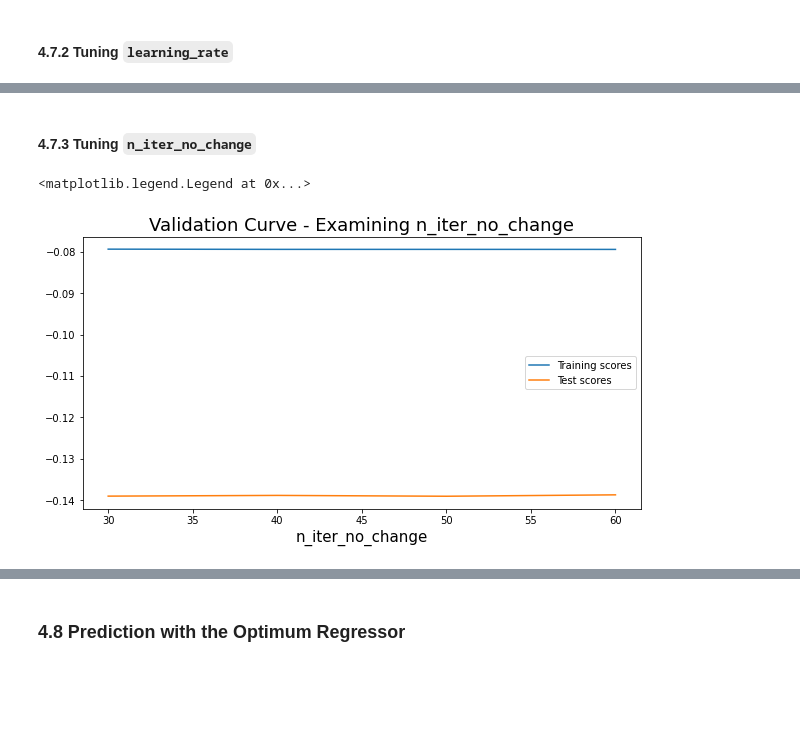
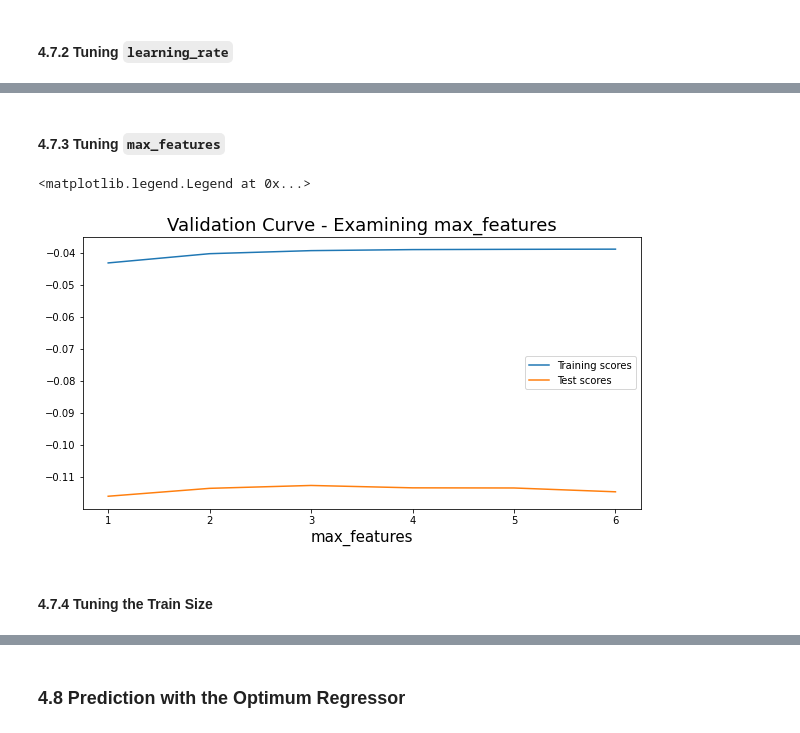
Before and after one commit to altogi/PredictingElectricityPrices, a Jupyter notebook: Predicting Power Prices in Spain - Group 3.ipynb, the cells around one changed output, grey strips where cells are left out. Cells and saved outputs as stored; diff of their text form; code cells hidden in the pictures; blank space fills up the shorter version.

```diff
--- a/Predicting Power Prices in Spain - Group 3.ipynb
+++ b/Predicting Power Prices in Spain - Group 3.ipynb
@@ -1059,6 +1087,3 @@ The following model and parameter combinations will be tested:
 * `KNeighborsRegressor` with varying n_neighbors and the p defining the Minkowski distance.
 * `RandomForestRegressor` with varying n_estimators, maximum depth, and minimum samples to split an internal node.
 * `GradientBoostingRegressor` with varying learning rate, number of estimators, and number of iterations for early stopping
-# %%
-tscv = TimeSeriesSplit(n_splits=3, test_size=3500)
-print(tscv)
@@ -1085,17 +1096,23 @@ param_grid = [
      'preprocessing': [preprocessing_with_demand, preprocessing_with_minmax],
      'decomposition': ['passthrough', PCA(n_components='mle')]},
 
-    {"regressor": [GradientBoostingRegressor()],
+    {"regressor": [GradientBoostingRegressor(n_iter_no_change=30)],
      "regressor__learning_rate": [0.05, 0.5],
      "regressor__n_estimators": [75, 150],
-     "regressor__n_iter_no_change": [30, 50],
+     "regressor__max_features": [None, 0.5, 0.7],
      'preprocessing': [preprocessing_with_demand, preprocessing_with_minmax],
      'decomposition': ['passthrough', PCA(n_components='mle')]}
 ]
 # %% [markdown]
 To carry out this grid search properly, we use the RMSE as a scoring measure, since that is how the resulting prediction with `scoring.csv` will be evaluated.
 # %%
-gs = GridSearchCV(clf, param_grid, cv=tscv, scoring='neg_root_mean_squared_error', n_jobs=-1, verbose=3)
+gs = GridSearchCV(clf,
+                  param_grid,
+                  cv=tscv,
+                  scoring='neg_root_mean_squared_error',
+                  refit=True,
+                  n_jobs=-1,
+                  verbose=3)
 # %%
 gs.fit(X, np.ravel(y))
 # %% [output]
@@ -1199,15 +1248,24 @@ plt.legend()
 # %% [markdown]
-#### 4.7.3 Tuning `n_iter_no_change`
+#### 4.7.3 Tuning `max_features`
 # %%
-n_iter_no_change = np.arange(30, 70, 10)
-train_scores, test_scores = validation_curve(clf, X, np.ravel(y), cv=tscv, param_name="regressor__n_iter_no_change", param_range=n_iter_no_change, scoring='neg_root_mean_squared_error')
+max_features = np.arange(1, 7)
+train_scores, test_scores = validation_curve(clf,
+                                             X,
+                                             np.ravel(y),
+                                             cv=tscv,
+                                             param_name="regressor__max_features",
+                                             param_range=max_features,
+                                             scoring='neg_root_mean_squared_error',
+                                             n_jobs=-1)
 # %%
 plt.figure(figsize=(10,5))
-plt.title('Validation Curve - Examining n_iter_no_change', fontsize=18)
-plt.plot(n_iter_no_change, np.mean(train_scores, axis=1), label='Training scores')
-plt.plot(n_iter_no_change, np.mean(test_scores, axis=1), label='Test scores')
-plt.xlabel('n_iter_no_change', fontsize=15)
+plt.title('Validation Curve - Examining max_features', fontsize=18)
+plt.plot(max_features, np.mean(train_scores, axis=1), label='Training scores')
+plt.plot(max_features, np.mean(test_scores, axis=1), label='Test scores')
+plt.xlabel('max_features', fontsize=15)
 plt.legend()
 # %% [output]
 <matplotlib.legend.Legend at 0x...>
-[figure, old version]
+[figure, new version]
+# %% [markdown]
+#### 4.7.4 Tuning the Train Size
```
Also changed, not shown: parts of 51 cells of this notebook.
